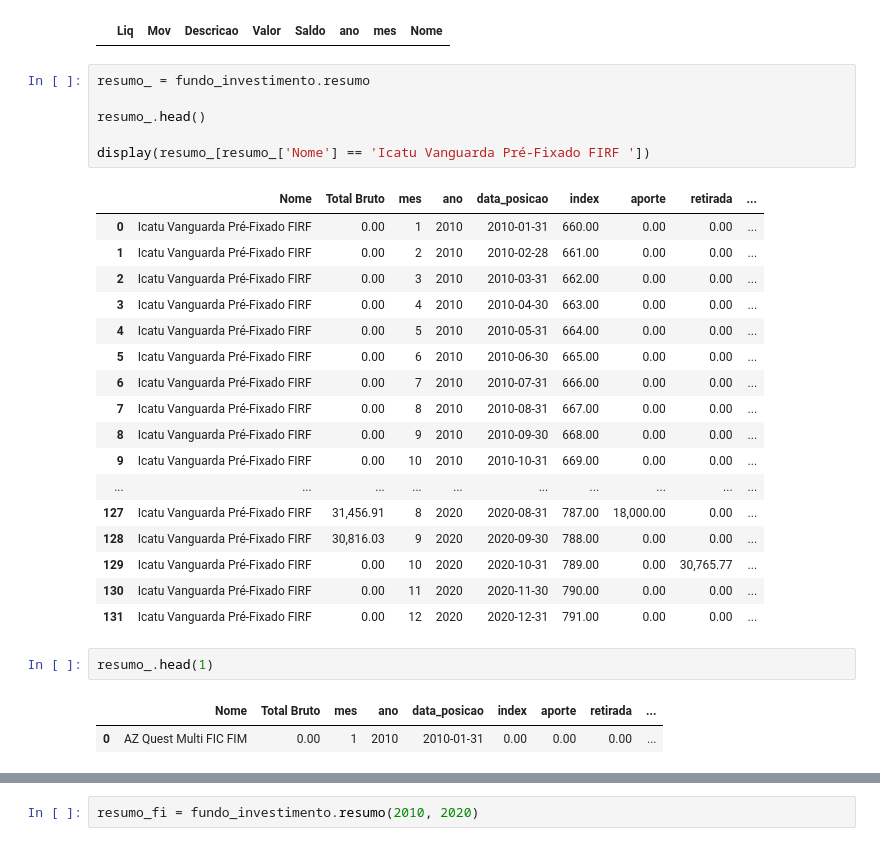
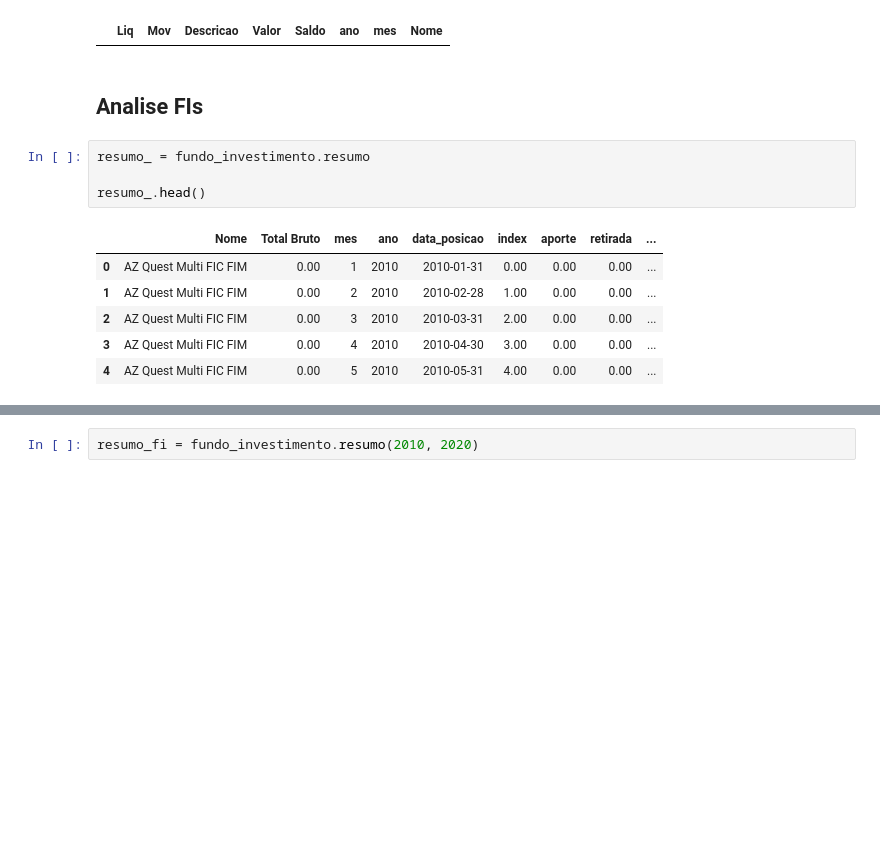
Before and after one commit to gabrielmlg/finance-app, a Jupyter notebook: app/classes/extrato_posicao_acoes.ipynb, the cells around one changed output, grey strips where cells are left out. Cells and saved outputs as stored; diff of their text form; blank space fills up the shorter version.

Commit message:
Corrigido bug do filtro - fis sem aportes ou rendimentos errados

```diff
--- a/app/classes/extrato_posicao_acoes.ipynb
+++ b/app/classes/extrato_posicao_acoes.ipynb
@@ -44,32 +44,16 @@ Verifica se existe FI no extrato não mapeado
 extrato.aportes_fi_hist[extrato.aportes_fi_hist['Nome'] == 'unknown']
 # %% [output]
 |  | Liq | Mov | Descricao | Valor | Saldo | ano | mes | Nome |
+# %% [markdown]
+## Analise FIs
 # %%
 resumo_ = fundo_investimento.resumo
 
 resumo_.head()
-
-display(resumo_[resumo_['Nome'] == 'Icatu Vanguarda Pré-Fixado FIRF '])
 # %% [output]
 |  | Nome | Total Bruto | mes | ano | data_posicao | index | aporte | retirada | ... |
-| 0 | Icatu Vanguarda Pré-Fixado FIRF | 0.00 | 1 | 2010 | 2010-01-31 | 660.00 | 0.00 | 0.00 | ... |
-| 1 | Icatu Vanguarda Pré-Fixado FIRF | 0.00 | 2 | 2010 | 2010-02-28 | 661.00 | 0.00 | 0.00 | ... |
-| 2 | Icatu Vanguarda Pré-Fixado FIRF | 0.00 | 3 | 2010 | 2010-03-31 | 662.00 | 0.00 | 0.00 | ... |
-| 3 | Icatu Vanguarda Pré-Fixado FIRF | 0.00 | 4 | 2010 | 2010-04-30 | 663.00 | 0.00 | 0.00 | ... |
-| 4 | Icatu Vanguarda Pré-Fixado FIRF | 0.00 | 5 | 2010 | 2010-05-31 | 664.00 | 0.00 | 0.00 | ... |
-| 5 | Icatu Vanguarda Pré-Fixado FIRF | 0.00 | 6 | 2010 | 2010-06-30 | 665.00 | 0.00 | 0.00 | ... |
-| 6 | Icatu Vanguarda Pré-Fixado FIRF | 0.00 | 7 | 2010 | 2010-07-31 | 666.00 | 0.00 | 0.00 | ... |
-| 7 | Icatu Vanguarda Pré-Fixado FIRF | 0.00 | 8 | 2010 | 2010-08-31 | 667.00 | 0.00 | 0.00 | ... |
-| 8 | Icatu Vanguarda Pré-Fixado FIRF | 0.00 | 9 | 2010 | 2010-09-30 | 668.00 | 0.00 | 0.00 | ... |
-| 9 | Icatu Vanguarda Pré-Fixado FIRF | 0.00 | 10 | 2010 | 2010-10-31 | 669.00 | 0.00 | 0.00 | ... |
-| ... | ... | ... | ... | ... | ... | ... | ... | ... | ... |
-| 127 | Icatu Vanguarda Pré-Fixado FIRF | 31,456.91 | 8 | 2020 | 2020-08-31 | 787.00 | 18,000.00 | 0.00 | ... |
-| 128 | Icatu Vanguarda Pré-Fixado FIRF | 30,816.03 | 9 | 2020 | 2020-09-30 | 788.00 | 0.00 | 0.00 | ... |
-| 129 | Icatu Vanguarda Pré-Fixado FIRF | 0.00 | 10 | 2020 | 2020-10-31 | 789.00 | 0.00 | 30,765.77 | ... |
-| 130 | Icatu Vanguarda Pré-Fixado FIRF | 0.00 | 11 | 2020 | 2020-11-30 | 790.00 | 0.00 | 0.00 | ... |
-| 131 | Icatu Vanguarda Pré-Fixado FIRF | 0.00 | 12 | 2020 | 2020-12-31 | 791.00 | 0.00 | 0.00 | ... |
+| 0 | AZ Quest Multi FIC FIM | 0.00 | 1 | 2010 | 2010-01-31 | 0.00 | 0.00 | 0.00 | ... |
+| 1 | AZ Quest Multi FIC FIM | 0.00 | 2 | 2010 | 2010-02-28 | 1.00 | 0.00 | 0.00 | ... |
+| 2 | AZ Quest Multi FIC FIM | 0.00 | 3 | 2010 | 2010-03-31 | 2.00 | 0.00 | 0.00 | ... |
+| 3 | AZ Quest Multi FIC FIM | 0.00 | 4 | 2010 | 2010-04-30 | 3.00 | 0.00 | 0.00 | ... |
+| 4 | AZ Quest Multi FIC FIM | 0.00 | 5 | 2010 | 2010-05-31 | 4.00 | 0.00 | 0.00 | ... |
-# %%
-resumo_.head(1)
-# %% [output]
-|  | Nome | Total Bruto | mes | ano | data_posicao | index | aporte | retirada | ... |
-| 0 | AZ Quest Multi FIC FIM | 0.00 | 1 | 2010 | 2010-01-31 | 0.00 | 0.00 | 0.00 | ... |
```
Also changed, not shown: parts of 10 cells of this notebook, 5 other files.
